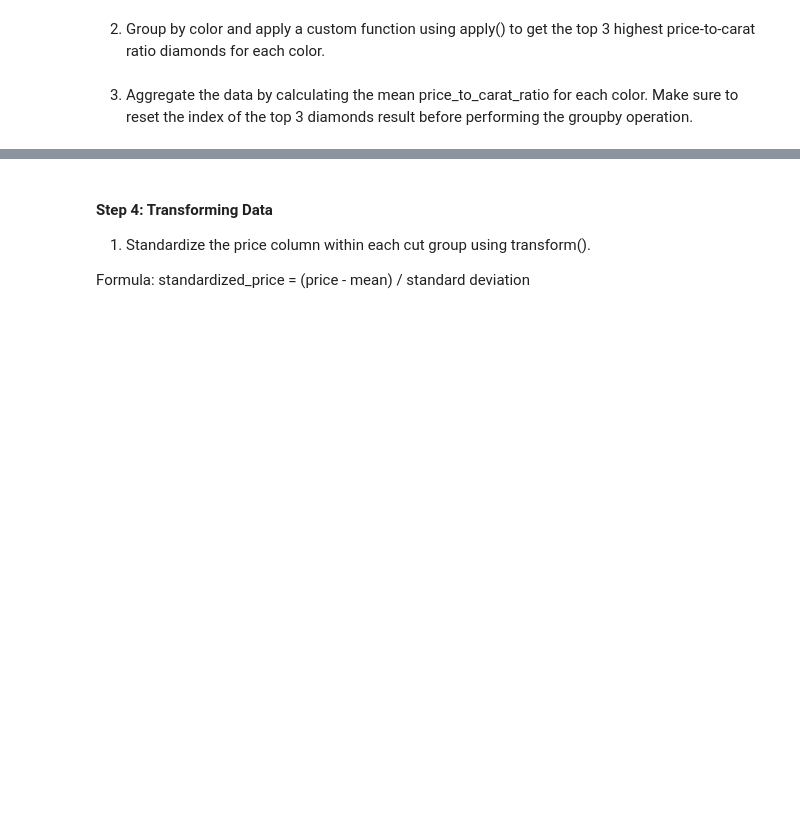
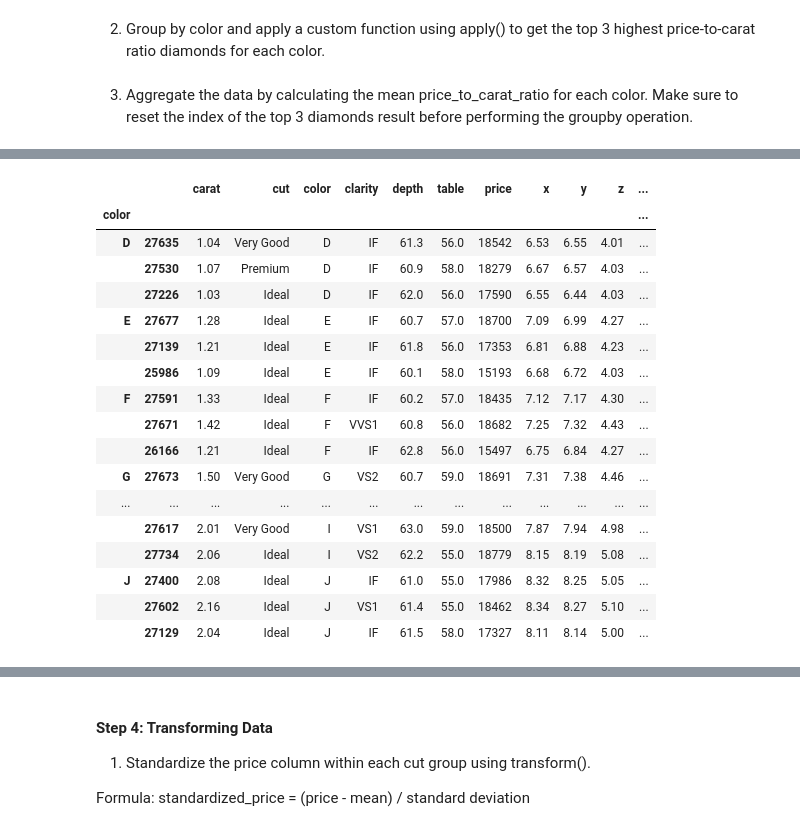
Before and after one commit to AGarcia04/DS522-Data-Aquisition-and-Analytics, a Jupyter notebook: Modules/Module9/PE09/PE09.ipynb, the cells around one changed output, grey strips where cells are left out. Saved outputs shown, nothing was run; the diff lists cells and outputs as text; code cells hidden in the pictures; blank space fills up the shorter version.

```diff
--- a/Modules/Module9/PE09/PE09.ipynb
+++ b/Modules/Module9/PE09/PE09.ipynb
@@ -32,0 +130,24 @@ Make sure the output is added to the dataframe.
+# %%
+top3_by_color = df.groupby('color').apply(
+    lambda x: x.nlargest(3, 'price_to_carat_ratio')
+)
+top3_by_color
+# %% [output]
+|  |  | carat | cut | color | clarity | depth | table | price | x | y | z | ... |
+| color |  |  |  |  |  |  |  |  |  |  |  | ... |
+| D | 27635 | 1.04 | Very Good | D | IF | 61.3 | 56.0 | 18542 | 6.53 | 6.55 | 4.01 | ... |
+|  | 27530 | 1.07 | Premium | D | IF | 60.9 | 58.0 | 18279 | 6.67 | 6.57 | 4.03 | ... |
+|  | 27226 | 1.03 | Ideal | D | IF | 62.0 | 56.0 | 17590 | 6.55 | 6.44 | 4.03 | ... |
+| E | 27677 | 1.28 | Ideal | E | IF | 60.7 | 57.0 | 18700 | 7.09 | 6.99 | 4.27 | ... |
+|  | 27139 | 1.21 | Ideal | E | IF | 61.8 | 56.0 | 17353 | 6.81 | 6.88 | 4.23 | ... |
+|  | 25986 | 1.09 | Ideal | E | IF | 60.1 | 58.0 | 15193 | 6.68 | 6.72 | 4.03 | ... |
+| F | 27591 | 1.33 | Ideal | F | IF | 60.2 | 57.0 | 18435 | 7.12 | 7.17 | 4.30 | ... |
+|  | 27671 | 1.42 | Ideal | F | VVS1 | 60.8 | 56.0 | 18682 | 7.25 | 7.32 | 4.43 | ... |
+|  | 26166 | 1.21 | Ideal | F | IF | 62.8 | 56.0 | 15497 | 6.75 | 6.84 | 4.27 | ... |
+| G | 27673 | 1.50 | Very Good | G | VS2 | 60.7 | 59.0 | 18691 | 7.31 | 7.38 | 4.46 | ... |
+| ... | ... | ... | ... | ... | ... | ... | ... | ... | ... | ... | ... | ... |
+|  | 27617 | 2.01 | Very Good | I | VS1 | 63.0 | 59.0 | 18500 | 7.87 | 7.94 | 4.98 | ... |
+|  | 27734 | 2.06 | Ideal | I | VS2 | 62.2 | 55.0 | 18779 | 8.15 | 8.19 | 5.08 | ... |
+| J | 27400 | 2.08 | Ideal | J | IF | 61.0 | 55.0 | 17986 | 8.32 | 8.25 | 5.05 | ... |
+|  | 27602 | 2.16 | Ideal | J | VS1 | 61.4 | 55.0 | 18462 | 8.34 | 8.27 | 5.10 | ... |
+|  | 27129 | 2.04 | Ideal | J | IF | 61.5 | 58.0 | 17327 | 8.11 | 8.14 | 5.00 | ... |
```
Also changed, not shown: parts of 15 cells of this notebook.
